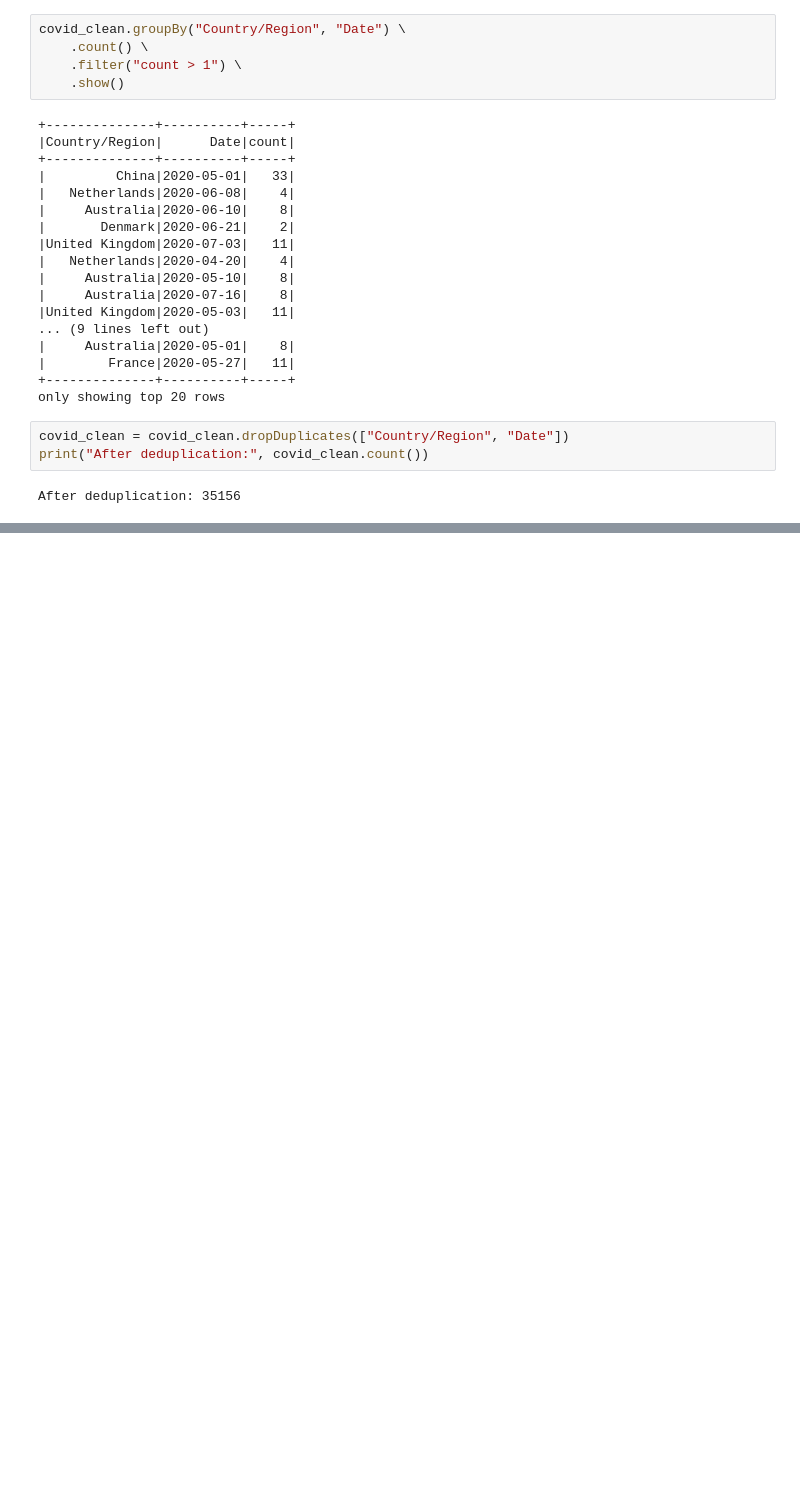
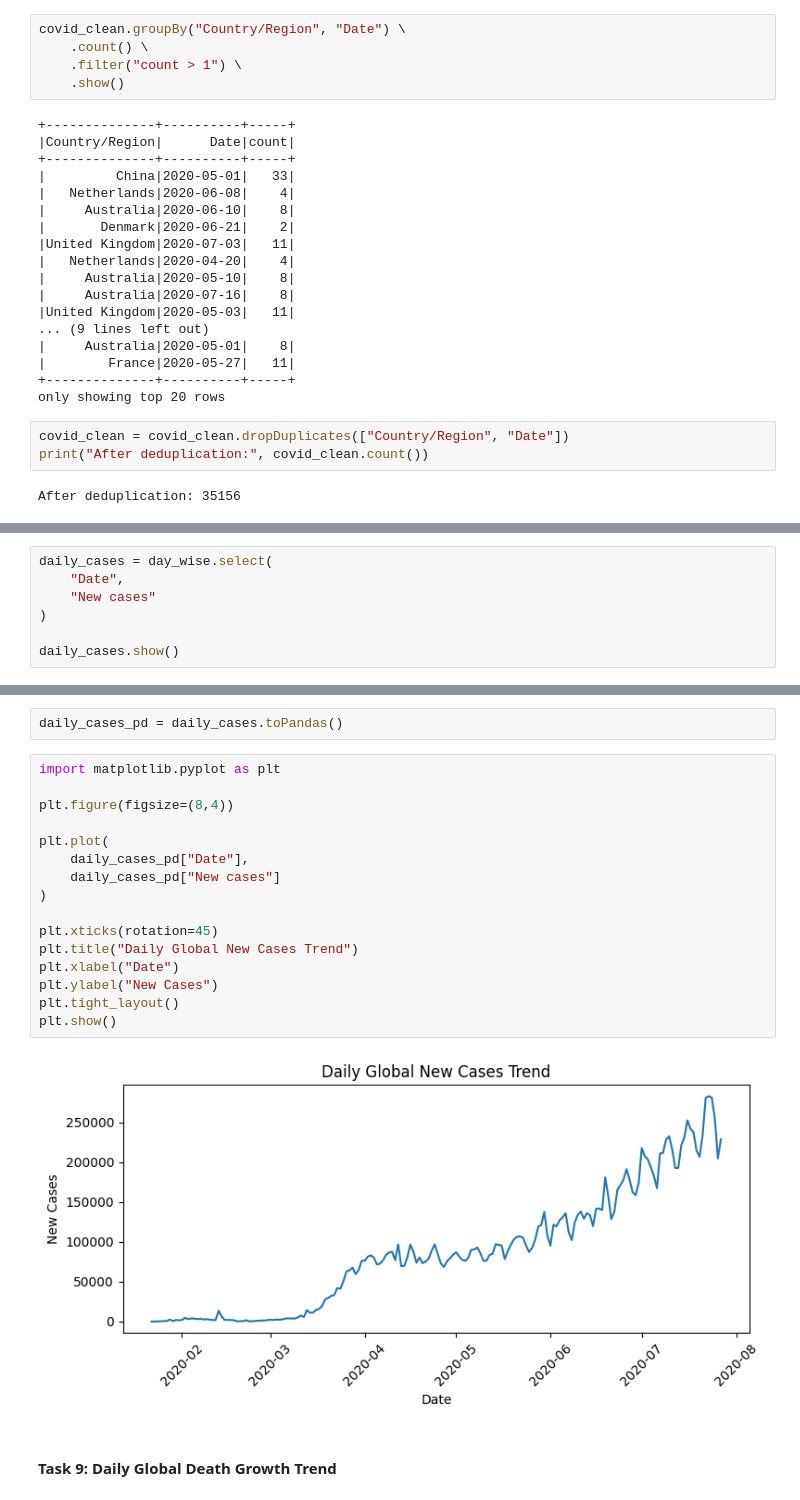
Before and after one commit to vivekdesai1215/Covid-19-Analysis-Pipeline-PySpark, a Jupyter notebook: covid19_analysis_pyspark.ipynb, the cells around one changed output, grey strips where cells are left out. Cells and saved outputs as stored; diff of their text form; blank space fills up the shorter version.

```diff
--- a/covid19_analysis_pyspark.ipynb
+++ b/covid19_analysis_pyspark.ipynb
@@ -192,0 +342,7 @@ After deduplication: 35156
+# %%
+daily_cases = day_wise.select(
+    "Date",
+    "New cases"
+)
+
+daily_cases.show()
@@ -192,0 +367,22 @@ After deduplication: 35156
+# %%
+daily_cases_pd = daily_cases.toPandas()
+# %%
+import matplotlib.pyplot as plt
+
+plt.figure(figsize=(8,4))
+
+plt.plot(
+    daily_cases_pd["Date"],
+    daily_cases_pd["New cases"]
+)
+
+plt.xticks(rotation=45)
+plt.title("Daily Global New Cases Trend")
+plt.xlabel("Date")
+plt.ylabel("New Cases")
+plt.tight_layout()
+plt.show()
+# %% [output]
+[figure, added]
+# %% [markdown]
+#### Task 9: Daily Global Death Growth Trend
```
Also changed, not shown: parts of 20 cells of this notebook.
